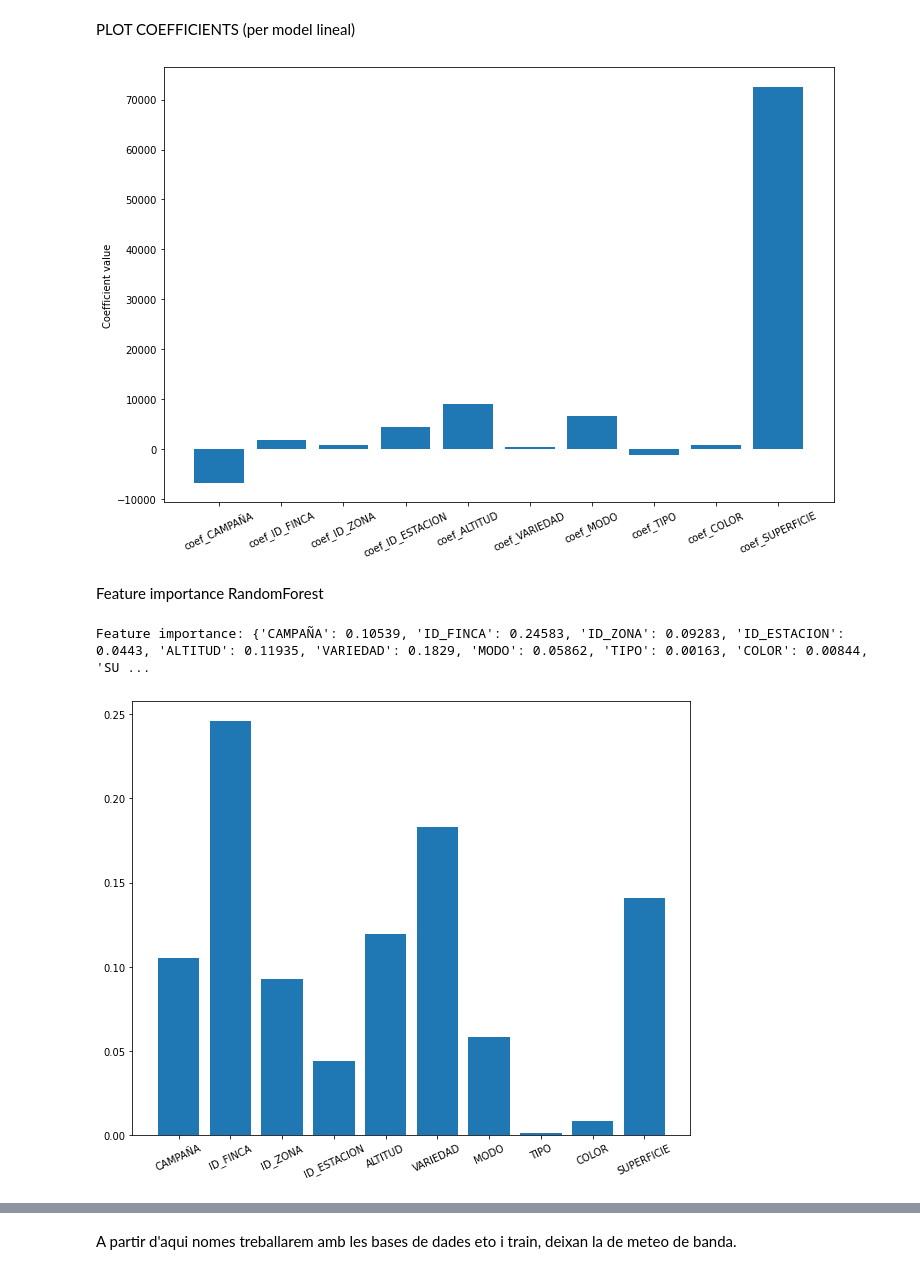
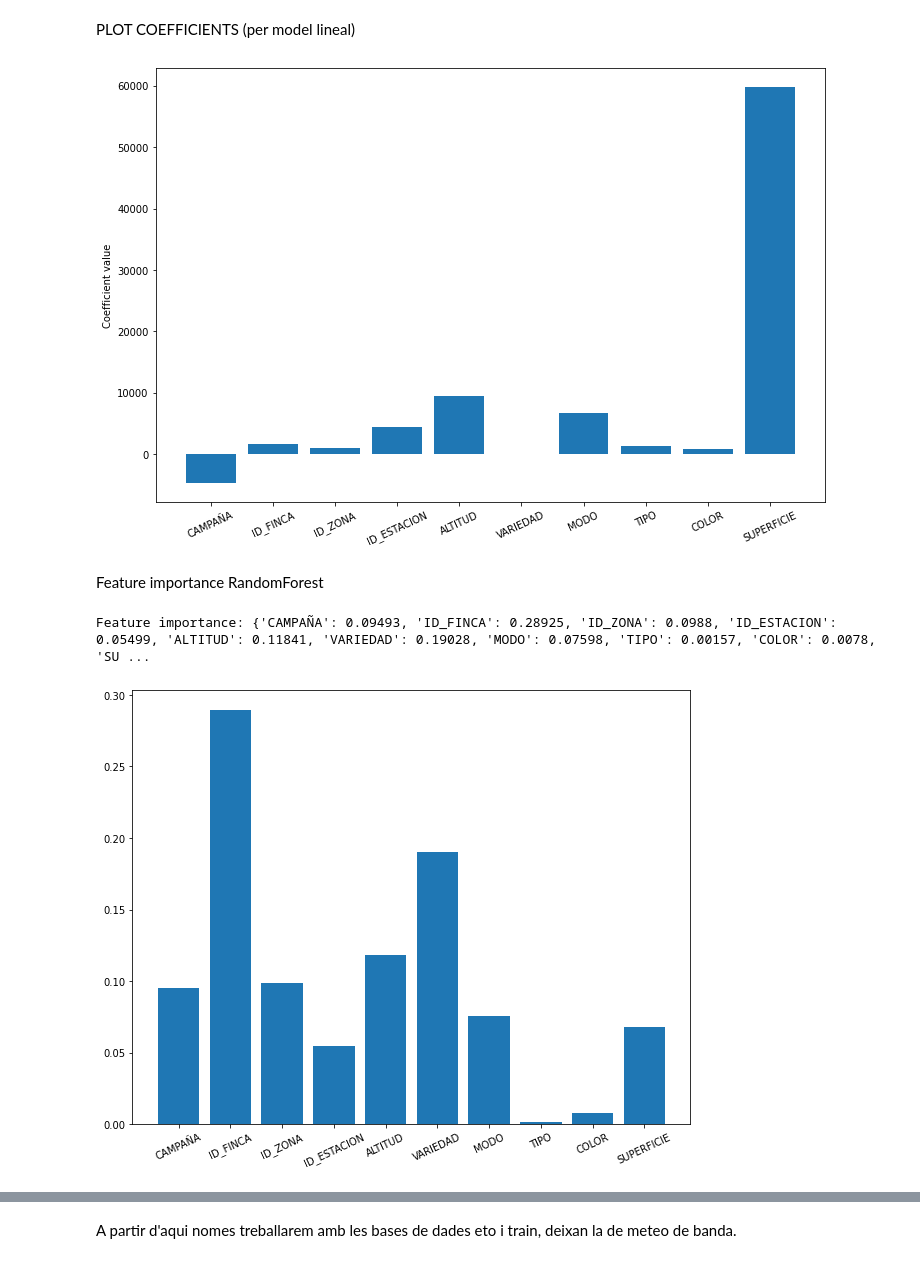
Before and after one commit to AlbertRoca29/The-Wine-Project, a Jupyter notebook: script_exploración.ipynb, the cells around one changed output, grey strips where cells are left out. Cells and saved outputs as stored; diff of their text form; code cells hidden in the pictures.

```diff
--- a/script_exploración.ipynb
+++ b/script_exploración.ipynb
@@ -123,12 +187,12 @@ dtype: object
 # %%
-for i in range(t2.shape[0]):
-    valor = t2['ALTITUD'].values[i]
+for i in range(train.shape[0]):
+    valor = train['ALTITUD'].values[i]
     if(len(valor)>3):
-        t2['ALTITUD'].values[i] = int((int(valor[:3])+int(valor[-3:]))/2)
+        train['ALTITUD'].values[i] = int((int(valor[:3])+int(valor[-3:]))/2)
     else:
-        t2['ALTITUD'].values[i] = int(valor)
+        train['ALTITUD'].values[i] = int(valor)
 
-t2['ALTITUD'] = pd.to_numeric(t2['ALTITUD'])
+train['ALTITUD'] = pd.to_numeric(train['ALTITUD'])
 # %%
 import seaborn as sns
 
@@ -150,23 +216,23 @@ import numpy as np
 from sklearn.feature_selection import SelectKBest
 from sklearn.decomposition import PCA
 from sklearn.svm import SVR
-from sklearn.ensemble import RandomForestClassifier as RFC
+from sklearn.ensemble import RandomForestRegressor as RFR
 
-X_columns = t2.drop('PRODUCCION',axis=1).columns
-X = t2.drop('PRODUCCION',axis=1).values
-y = t2.PRODUCCION.values
+X_columns = train.drop('PRODUCCION',axis=1).columns
+X = train.drop('PRODUCCION',axis=1).values
+y = train.PRODUCCION.values
 
 # norm
 mm = make_pipeline(StandardScaler(), MinMaxScaler())
+X_norm = mm.fit_transform(X)
 
-X_norm = mm.fit_transform(X)
-# y_norm = mm.fit_transform(y.reshape(-1, 1))
+X_train, X_test = X_norm[X[:,0]!=21,:] , X_norm[X[:,0]==21,:]
+y_train, y_test = y[X[:,0]!=21] , y[X[:,0]==21]
 
-X_train, X_test, y_train, y_test = train_test_split(X_norm ,y , test_size=0.25)
 
-t = time.time()
 
-# # Defining the hyper parameters
+# Defining the hyper parameters
+
 # hps = {
 #     'max_depth': 3,
 #     'min_samples_split': 4,
@@ -174,22 +240,20 @@ t = time.time()
 # }
 
 models = {
-    'RidgeCV':RidgeCV(),
+    'Ridge':Ridge(),
     'SVR':SVR(),
-    'DTR':DTR()
-    # 'RFC':RFC()
+    'DTR':DTR(),
+    'RFR':RFR(),
+    'ElasticNet':ElasticNet()
 }
+
 for nom,m in models.items():
+    t = time.time()
     m.fit(X_train, y_train)
 
-    # Make predictions for some new data
     y_pred = m.predict(X_test)
 
-    # Measure the mean squared error of the predictions
     mse = MSE(y_test, y_pred)
     print(nom,'RMSE= ',math.sqrt(mse))
-    print('the mean of productoin', np.mean(y))
     print("temps = %3.4fs"%(time.time()-t))
-
-    print(y_test,y_pred)
 # %% [output]
@@ -210,31 +270,31 @@ temps = 2.6629s
 # %% [markdown]
 PLOT COEFFICIENTS (per model lineal)
 # %%
-coef_names = [f'coef_{X_columns[i]}' for i in range(X_norm.shape[1])]
+import matplotlib.pyplot as plt
+feature_importance_ridge = { X_columns[i] : models['RidgeCV'].coef_[i] for i in range(X_norm.shape[1]) }
 plt.figure(figsize=(12,8))
-plt.bar(coef_names, models['RidgeCV'].coef_)
+plt.bar(feature_importance_ridge.keys(),feature_importance_ridge.values())
 plt.xticks(rotation=25)
 plt.ylabel('Coefficient value')
 plt.show()
 # %% [output]
-[figure, old version]
+[figure, new version]
 # %% [markdown]
 Feature importance RandomForest
 # %%
-
 # Extracting the importances by sklearn
-importances_dtr = models['DTR'].feature_importances_
+importances_dtr = models['RFR'].feature_importances_
 
 # Creating a dataframe with the feature importance by sklearn
 feature_importance_dtr = {}
 for i, feature in enumerate(X_columns):
     feature_importance_dtr[feature] = round(importances_dtr[i], 5)
 
 plt.figure(figsize=(10,8))
 print(f"Feature importance: {feature_importance_dtr}")
 plt.bar(feature_importance_dtr.keys(), feature_importance_dtr.values())
 plt.xticks(rotation=25)
 plt.show()
 # %% [output]
-Feature importance: {'CAMPAÑA': 0.10539, 'ID_FINCA': 0.24583, 'ID_ZONA': 0.09283, 'ID_ESTACION': 0.0443, 'ALTITUD': 0.11935, 'VARIEDAD': 0.1829, 'MODO': 0.05862, 'TIPO': 0.00163, 'COLOR': 0.00844, 'SU ...
+Feature importance: {'CAMPAÑA': 0.09493, 'ID_FINCA': 0.28925, 'ID_ZONA': 0.0988, 'ID_ESTACION': 0.05499, 'ALTITUD': 0.11841, 'VARIEDAD': 0.19028, 'MODO': 0.07598, 'TIPO': 0.00157, 'COLOR': 0.0078, 'SU ...
-[figure, old version]
+[figure, new version]
```
Also changed, not shown: parts of 48 cells of this notebook.
